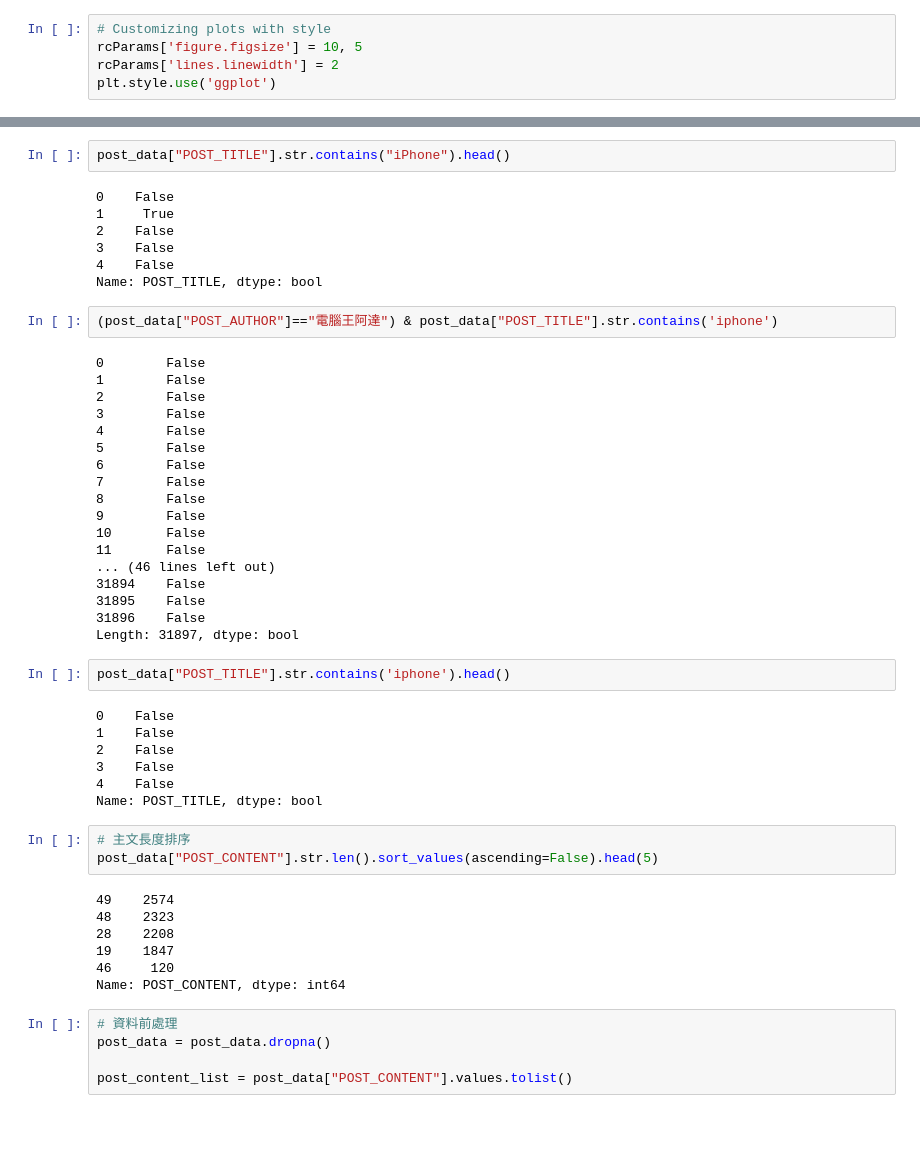
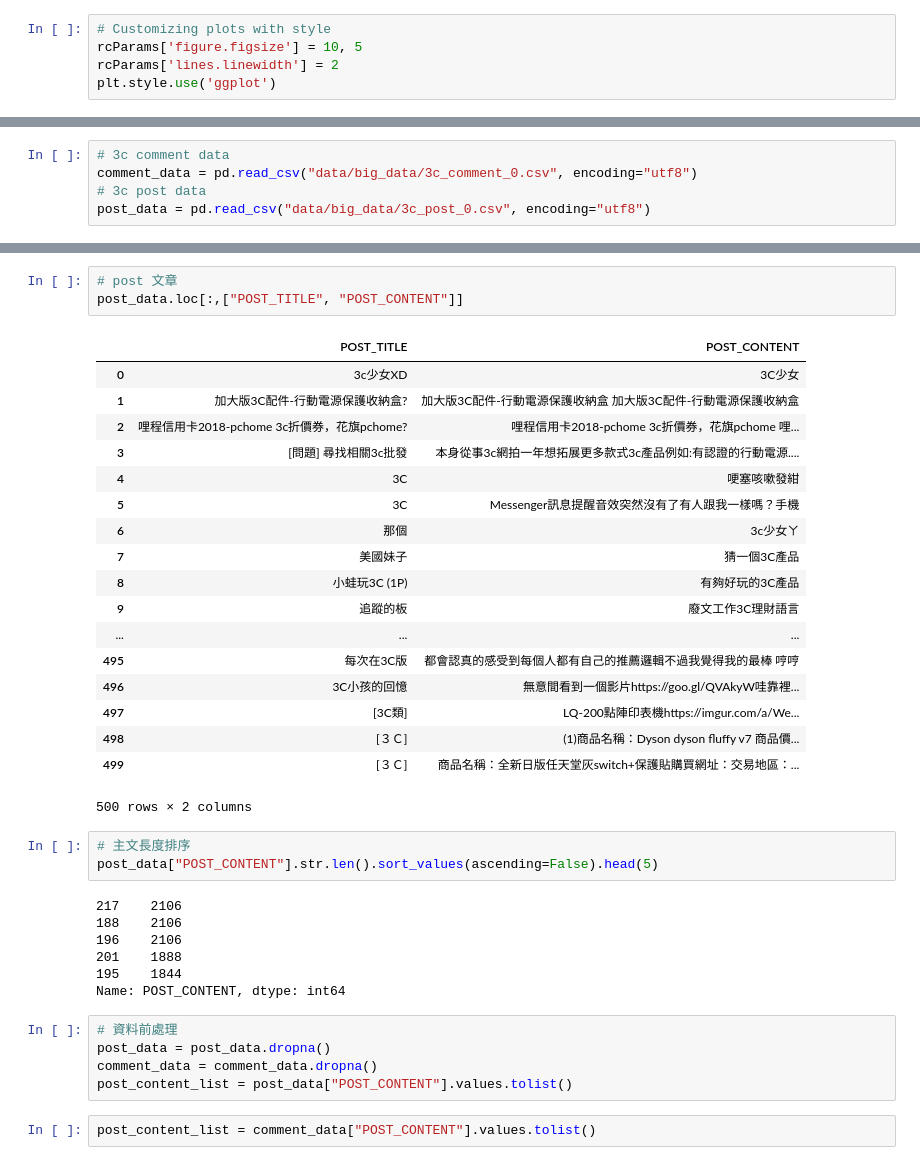
Before and after one commit to Mark1002/nlp-experiment, a Jupyter notebook: user_behavior_analysis.ipynb, the cells around one changed output, grey strips where cells are left out. Cells and saved outputs as stored; diff of their text form; blank space fills up the shorter version.

```diff
--- a/user_behavior_analysis.ipynb
+++ b/user_behavior_analysis.ipynb
@@ -26,0 +50,5 @@ post_data = pd.read_csv(post_file_path, encoding="utf8")
+# %%
+# 3c comment data
+comment_data = pd.read_csv("data/big_data/3c_comment_0.csv", encoding="utf8")
+# 3c post data
+post_data = pd.read_csv("data/big_data/3c_post_0.csv", encoding="utf8")
@@ -54,53 +66,39 @@ post_data.loc[:,["POST_TITLE"]]
-# %%
-post_data["POST_TITLE"].str.contains("iPhone").head()
-# %% [output]
-0    False
-1     True
-2    False
-3    False
-4    False
-Name: POST_TITLE, dtype: bool
-# %%
-(post_data["POST_AUTHOR"]=="電腦王阿達") & post_data["POST_TITLE"].str.contains('iphone')
-# %% [output]
-0        False
-1        False
-2        False
-3        False
-4        False
-5        False
-6        False
-7        False
-8        False
-9        False
-10       False
-11       False
-... (46 lines left out)
-31894    False
-31895    False
-31896    False
-Length: 31897, dtype: bool
-# %%
-post_data["POST_TITLE"].str.contains('iphone').head()
-# %% [output]
-0    False
-1    False
-2    False
-3    False
-4    False
-Name: POST_TITLE, dtype: bool
+# %%
+# post 文章
+post_data.loc[:,["POST_TITLE", "POST_CONTENT"]]
+# %% [output]
+|  | POST_TITLE | POST_CONTENT |
+| 0 | 3c少女XD | 3C少女 |
+| 1 | 加大版3C配件-行動電源保護收納盒? | 加大版3C配件-行動電源保護收納盒 加大版3C配件-行動電源保護收納盒 |
+| 2 | 哩程信用卡2018-pchome 3c折價券，花旗pchome? | 哩程信用卡2018-pchome 3c折價券，花旗pchome 哩... |
+| 3 | [問題] 尋找相關3c批發 | 本身從事3c網拍一年想拓展更多款式3c產品例如:有認證的行動電源.... |
+| 4 | 3C | 哽塞咳嗽發紺 |
+| 5 | 3C | Messenger訊息提醒音效突然沒有了有人跟我一樣嗎？手機 |
+| 6 | 那個 | 3c少女ㄚ |
+| 7 | 美國妹子 | 猜一個3C產品 |
+| 8 | 小蛙玩3C (1P) | 有夠好玩的3C產品 |
+| 9 | 追蹤的板 | 廢文工作3C理財語言 |
+| ... | ... | ... |
+| 495 | 每次在3C版 | 都會認真的感受到每個人都有自己的推薦邏輯不過我覺得我的最棒 哼哼 |
+| 496 | 3C小孩的回憶 | 無意間看到一個影片https://goo.gl/QVAkyW哇靠裡... |
+| 497 | [3C類] | LQ-200點陣印表機https://imgur.com/a/We... |
+| 498 | [３Ｃ] | (1)商品名稱：Dyson dyson fluffy v7 商品價... |
+| 499 | [３Ｃ] | 商品名稱：全新日版任天堂灰switch+保護貼購買網址：交易地區：... |
+500 rows × 2 columns
 # %%
 # 主文長度排序
 post_data["POST_CONTENT"].str.len().sort_values(ascending=False).head(5)
 # %% [output]
-49    2574
-48    2323
-28    2208
-19    1847
-46     120
+217    2106
+188    2106
+196    2106
+201    1888
+195    1844
 Name: POST_CONTENT, dtype: int64
 # %%
 # 資料前處理
 post_data = post_data.dropna()
-
+comment_data = comment_data.dropna()
 post_content_list = post_data["POST_CONTENT"].values.tolist()
+# %%
+post_content_list = comment_data["POST_CONTENT"].values.tolist()
```
Also changed, not shown: parts of 18 cells of this notebook, 3 other files.
